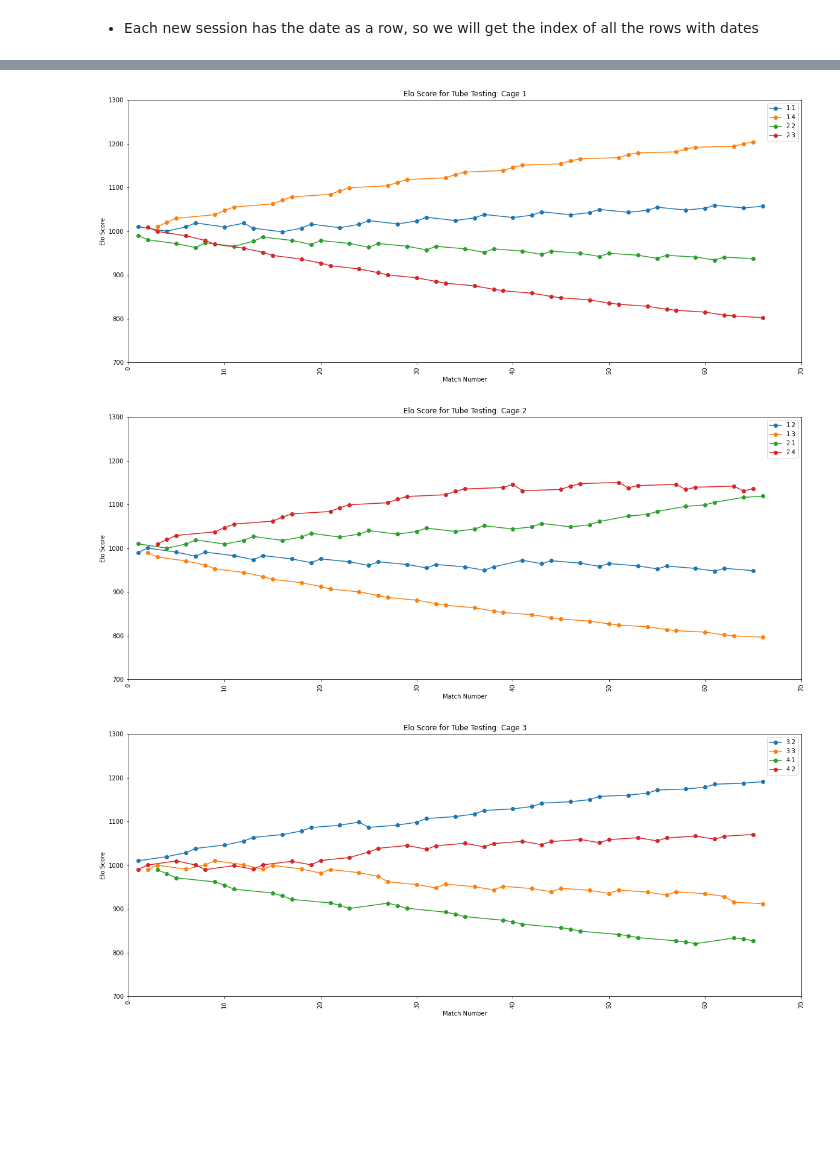
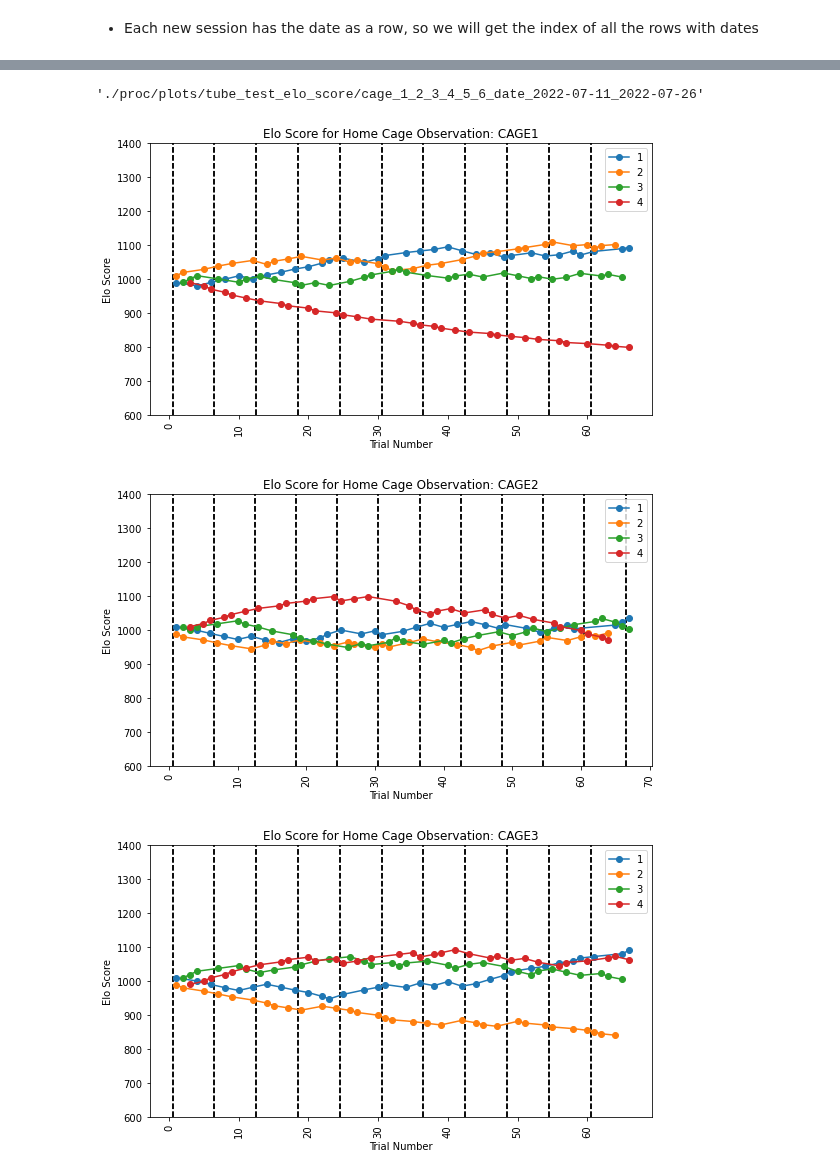
Before and after one commit to padillacoreanolab/behavioral_dataframe_processing, a Jupyter notebook: results/2022_07_25_elo_score_pilot/tube_test_processing.ipynb, the cells around one changed output, grey strips where cells are left out. Drawn from its saved outputs; the diff is of its cells as text; code cells hidden in the pictures; blank space fills up the shorter version.

Commit message:
nb: update plotting for all with size

```diff
--- a/results/2022_07_25_elo_score_pilot/tube_test_processing.ipynb
+++ b/results/2022_07_25_elo_score_pilot/tube_test_processing.ipynb
@@ -373,0 +264,2 @@ all_cages = "_".join(elo_score_df["cage"].unique())
+# %%
+latest_date = str(sheet_to_data_frame[sheets[1]]["recording_data_frame"]["date"].max()).split()[0]
@@ -374,3 +276,5 @@ all_cages = "_".join(elo_score_df["cage"].unique())
+# %%
+all_cages = "_".join(sorted([sheet.lower().strip("cage").strip() for sheet in sheets[1:]]))
 # %%
 all_cages
 # %% [output]
@@ -378,3 +282,2 @@ all_cages
 # %%
-elo_score_df.to_csv("./proc/tube_test_elo_score_cage_{}_date_{}_{}.csv".format(all_cages, earliest_date, latest_date))
-# elo_score_df.to_excel("./proc/id_to_date_elo_score.xlsx")
+output_directory = "./proc/plots/tube_test_elo_score/cage_{}_date_{}_{}".format(all_cages, earliest_date, latest_date)
@@ -511,4 +284,4 @@ elo_score_df.groupby(["subject_id"]).count()
-# %%
-# Increase size of plot in jupyter
-
-plt.rcParams["figure.figsize"] = (20,8)
+# %%
+output_directory
+# %% [output]
+'./proc/plots/tube_test_elo_score/cage_1_2_3_4_5_6_date_2022-07-11_2022-07-26'
@@ -515,33 +290,35 @@ plt.rcParams["figure.figsize"] = (20,8)
 # %%
-# Plotting for each cage
-for cage in elo_score_df["cage"].unique():
+for key, value in sheet_to_data_frame.items():
+    plt.rcParams["figure.figsize"] = (9,5)
+    elo_score_data_frame = value["elo_score_data_frame"]
     fig, ax = plt.subplots()
-    # Getting all the rows with the current cage number
-    cage_df = elo_score_df[elo_score_df["cage"] == cage]
 
-    # Plotting a line for each subject
-    for subject in sorted(cage_df["subject_id"].unique()):
+    # Drawing vertical lines that represent when each session begins
+    for index, row in elo_score_data_frame.dropna(subset=["session_number_plotting"]).iterrows():
+        # Offsetting by 0.5 to avoid drawing the line on the dot
+        plt.vlines(x=[row["total_match_number"] - 0.5], ymin=600, ymax=1400, colors='black', linestyle='dashed')
+
+    # Drawing a line for each subject
+    for subject in sorted(elo_score_data_frame["subject_id"].astype(str).unique()):
         # Getting all the rows with the current subject
-        subject_df = cage_df[cage_df["subject_id"] == subject]
+        subject_df = elo_score_data_frame[elo_score_data_frame["subject_id"] == subject]
         # Making the dates into days after the first session by subtracting all the dates by the first date
-        ax.plot(subject_df["match_number"], subject_df["updated_elo_score"], '-o', label=subject)
+        plt.plot(subject_df["total_match_number"], subject_df["updated_elo_score"], '-o', label=subject)
 
-
-
-    # Setting the Y-Axis to only plot from 0 to 30 because we adjusted the latency to always be under 30
-#     ax.set_ylim(0, 1)
     # Labeling the X/Y Axis and the title
-    ax.set_xlabel("Match Number")
+    ax.set_xlabel("Trial Number")
     ax.set_ylabel("Elo Score")
-    ax.set_title("Elo Score for Tube Testing: Cage {}".format(cage))
+    ax.set_title("Elo Score for Home Cage Observation: {}".format(key))
     # To show the legend
     ax.legend()
     plt.xticks(rotation=90)
-    plt.ylim(700, 1300)
-    plt.xlim(0, 70)
-    file_name = "tube_testing_elo_score_cage_{}_date_{}_{}.png".format(cage, earliest_date, latest_date)
-    plt.savefig(os.path.join("./proc/plots/tube_testing", file_name))
+    plt.ylim(600, 1400)
+
+    file_name = "tube_test_elo_score_{}_date_{}_{}.png".format(key, earliest_date, latest_date)
+    plt.savefig(os.path.join(output_directory, file_name))
+
+    plt.show()
 # %% [output]
-[figure, old version]
+[figure, new version]
-[figure, old version]
+[figure, new version]
-[figure, old version]
+[figure, new version]
```
Also changed, not shown: parts of 108 cells of this notebook, 3 other files.
